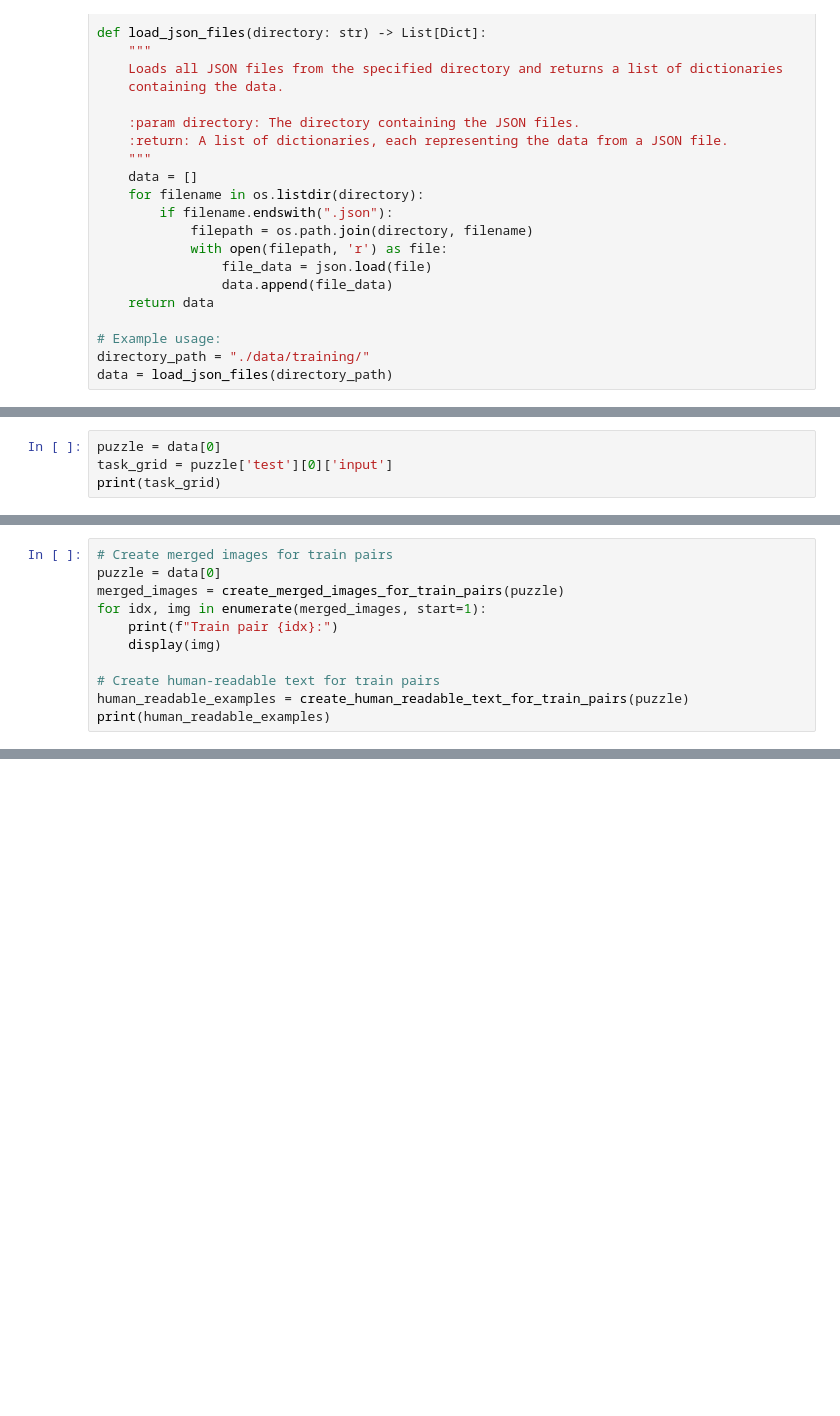
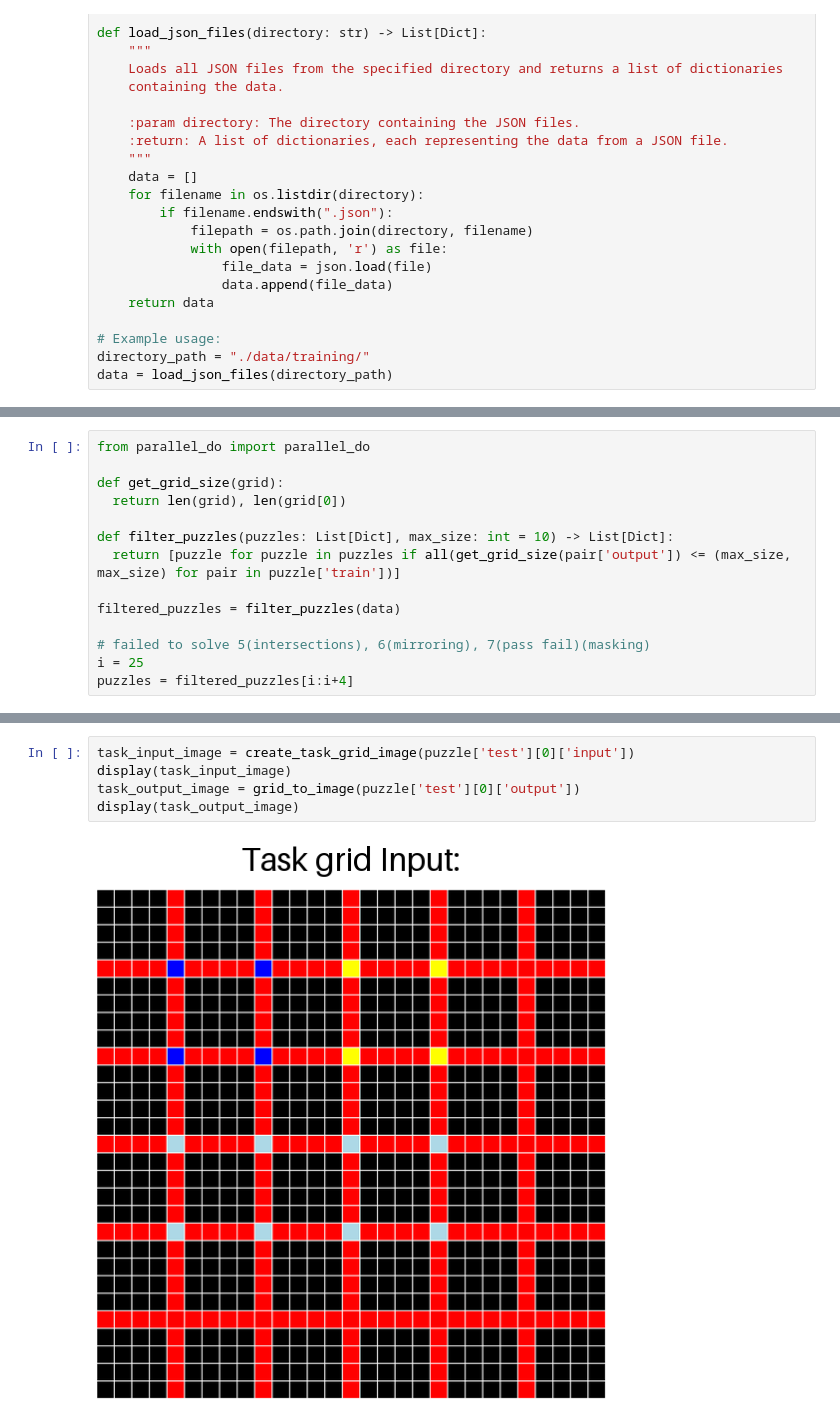
Before and after one commit to Looyyd/ARC-AGI, a Jupyter notebook: solution.ipynb, the cells around one changed output, grey strips where cells are left out. Saved outputs shown, nothing was run; the diff lists cells and outputs as text; blank space fills up the shorter version.

```diff
--- a/solution.ipynb
+++ b/solution.ipynb
@@ -48,4 +25,0 @@ print(json.dumps(data[0], indent=4))
-# %%
-puzzle = data[0]
-task_grid = puzzle['test'][0]['input']
-print(task_grid)
@@ -231,13 +222,2 @@ def create_human_readable_text_for_train_pairs(puzzle: Dict) -> str:
         )
     return "\n".join(text_representation)
-# %%
-# Create merged images for train pairs
-puzzle = data[0]
-merged_images = create_merged_images_for_train_pairs(puzzle)
-for idx, img in enumerate(merged_images, start=1):
-    print(f"Train pair {idx}:")
-    display(img)
-
-# Create human-readable text for train pairs
-human_readable_examples = create_human_readable_text_for_train_pairs(puzzle)
-print(human_readable_examples)
@@ -385,0 +384,14 @@ print(grid_to_human_readable(solution))
+# %%
+from parallel_do import parallel_do
+
+def get_grid_size(grid):
+  return len(grid), len(grid[0])
+
+def filter_puzzles(puzzles: List[Dict], max_size: int = 10) -> List[Dict]:
+  return [puzzle for puzzle in puzzles if all(get_grid_size(pair['output']) <= (max_size, max_size) for pair in puzzle['train'])]
+
+filtered_puzzles = filter_puzzles(data)
+
+# failed to solve 5(intersections), 6(mirroring), 7(pass fail)(masking)
+i = 25
+puzzles = filtered_puzzles[i:i+4]
@@ -385,0 +516,7 @@ print(grid_to_human_readable(solution))
+# %%
+task_input_image = create_task_grid_image(puzzle['test'][0]['input'])
+display(task_input_image)
+task_output_image = grid_to_image(puzzle['test'][0]['output'])
+display(task_output_image)
+# %% [output]
+[figure, added]
```
Also changed, not shown: parts of 24 cells of this notebook, 1 other file.
